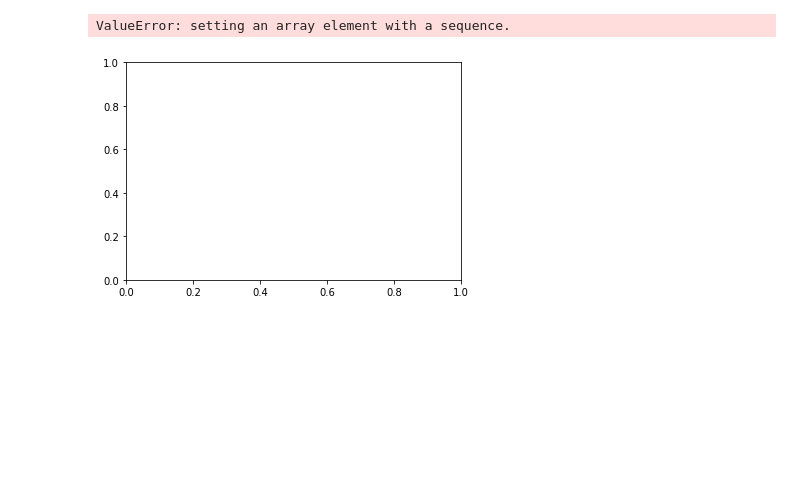
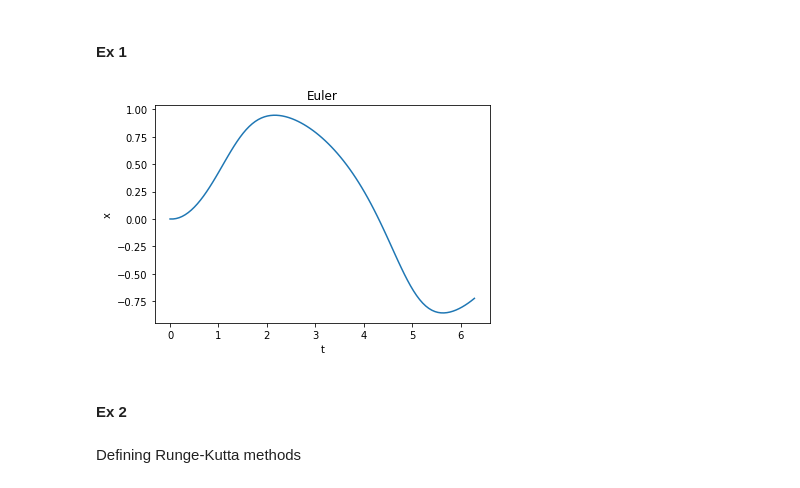
Before and after one commit to mcpeixoto/Computational-Physics-Course, a Jupyter notebook: ficha8.ipynb, the cells around one changed output. Cells and saved outputs as stored; diff of their text form; code cells hidden in the pictures; blank space fills up the shorter version.

```diff
--- a/ficha8.ipynb
+++ b/ficha8.ipynb
@@ -15,27 +16,31 @@ from numpy import loadtxt
 %matplotlib inline
+# %% [markdown]
+#### Ex 1
 # %%
-# Resolve using euler method the following differential equation:
 # x' = -x**3 + sin(t)
 # x(t=0) = 0
+def f(x, t):
+    return -x**3 + sin(t)
 
-
-def euler(x0, t, h, f):
+def euler(start, end, N, x0, f):
+    h = (end - start) / N
     x = [x0]
-    for i in range(1, int(t/h)):
-        x.append(x[i-1] + h*f(x[i-1]))
-    return x
+    t = [start]
+    for i in range(N):
+        x.append(x[i] + h * f(x[i], t[i]))
+        t.append(t[i] + h)
+    return x, t
 
 # Plot
-t = np.linspace(1, 6, 6)
-x = [euler(0, j, 0.01, lambda x: -x**3 + sin(t)) for j in t]
-
-
+x, t = euler(0, 2 * pi, 100, 0, f)
 plt.plot(t, x)
 plt.xlabel('t')
 plt.ylabel('x')
-plt.title('Euler method')
-plt.grid()
+plt.title('Euler')
 plt.show()
 # %% [output]
-ValueError: setting an array element with a sequence.
-[figure, old version]
+[figure, new version]
+# %% [markdown]
+#### Ex 2
+# %% [markdown]
+Defining Runge-Kutta methods
```
Also changed, not shown: parts of 14 cells of this notebook.
